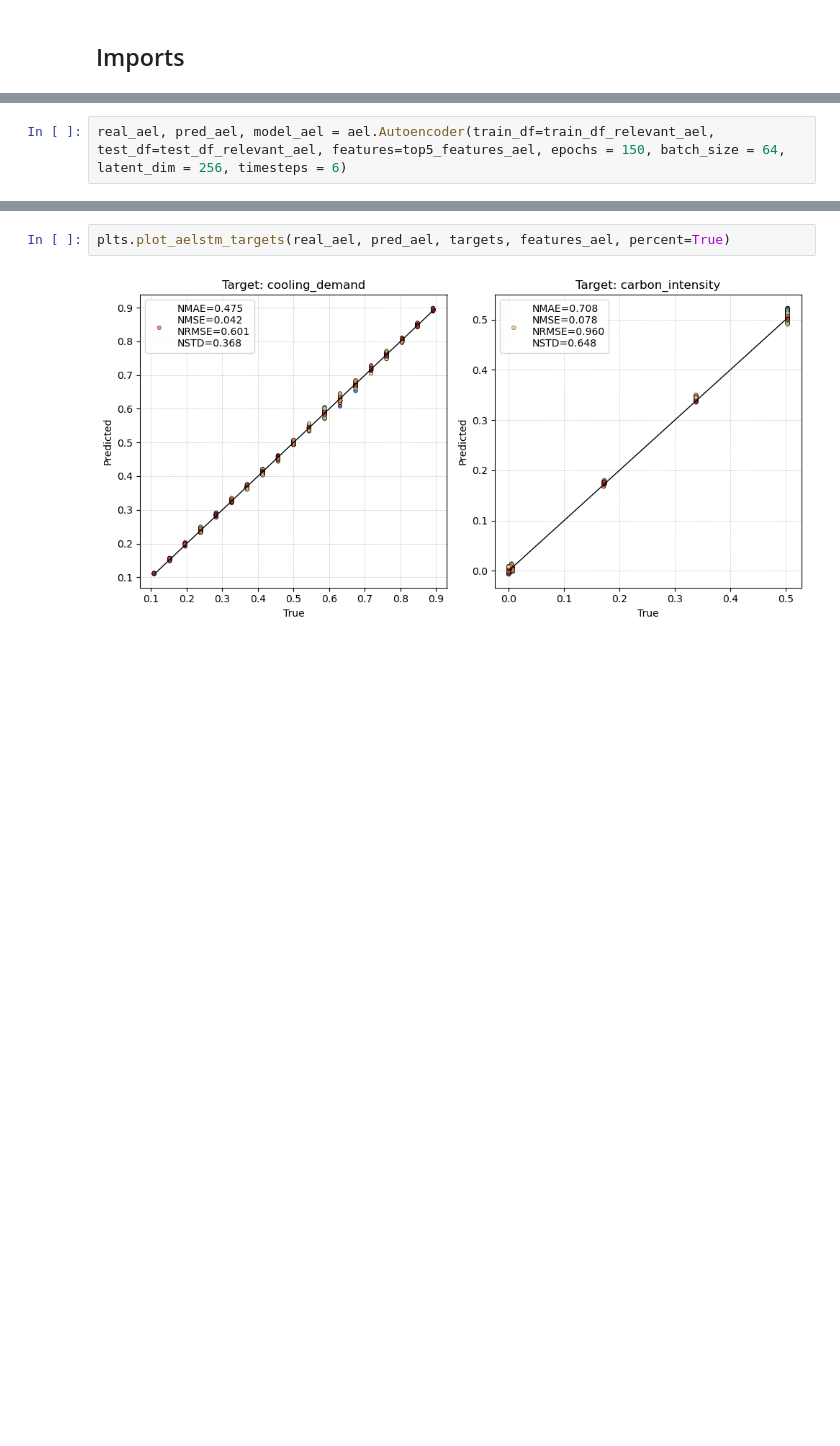
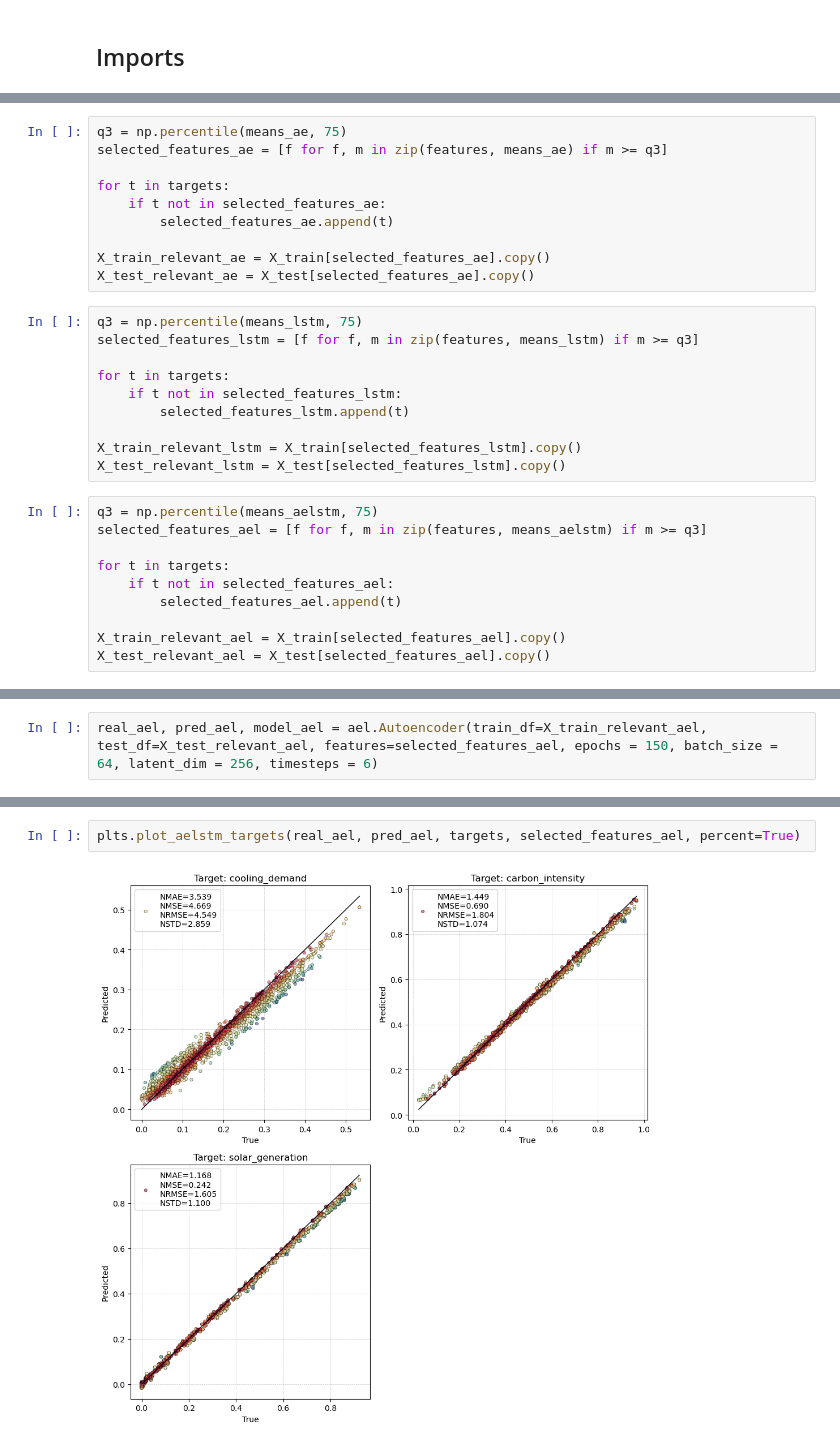
Before and after one commit to federicogiacopuzzi-univr/ProgressiveModeling, a Jupyter notebook: notebooks/explainability.ipynb, the cells around one changed output, grey strips where cells are left out. Drawn from its saved outputs; the diff is of its cells as text; blank space fills up the shorter version.

```diff
--- a/notebooks/explainability.ipynb
+++ b/notebooks/explainability.ipynb
@@ -243 +188,31 @@ test_df_relevant_ael = test_df[features_ael].copy()
+# %%
+q3 = np.percentile(means_ae, 75)
+selected_features_ae = [f for f, m in zip(features, means_ae) if m >= q3]
+
+for t in targets:
+    if t not in selected_features_ae:
+        selected_features_ae.append(t)
+
+X_train_relevant_ae = X_train[selected_features_ae].copy()
+X_test_relevant_ae = X_test[selected_features_ae].copy()
+# %%
+q3 = np.percentile(means_lstm, 75)
+selected_features_lstm = [f for f, m in zip(features, means_lstm) if m >= q3]
+
+for t in targets:
+    if t not in selected_features_lstm:
+        selected_features_lstm.append(t)
+
+X_train_relevant_lstm = X_train[selected_features_lstm].copy()
+X_test_relevant_lstm = X_test[selected_features_lstm].copy()
+# %%
+q3 = np.percentile(means_aelstm, 75)
+selected_features_ael = [f for f, m in zip(features, means_aelstm) if m >= q3]
+
+for t in targets:
+    if t not in selected_features_ael:
+        selected_features_ael.append(t)
+
+X_train_relevant_ael = X_train[selected_features_ael].copy()
+X_test_relevant_ael = X_test[selected_features_ael].copy()
 # %%
@@ -282,4 +257,4 @@ Epoch 150/150
 45/45 [==============================] - 0s 1ms/step
 # %%
-real_ael, pred_ael, model_ael = ael.Autoencoder(train_df=train_df_relevant_ael, test_df=test_df_relevant_ael, features=top5_features_ael, epochs = 150, batch_size = 64, latent_dim = 256, timesteps = 6)
+real_ael, pred_ael, model_ael = ael.Autoencoder(train_df=X_train_relevant_ael, test_df=X_test_relevant_ael, features=selected_features_ael, epochs = 150, batch_size = 64, latent_dim = 256, timesteps = 6)
 # %% [output]
@@ -311,4 +286,4 @@ plts.plot_targets(real_lstm, pred_lstm, targets, features_lstm, percent=True)
 # %%
-plts.plot_aelstm_targets(real_ael, pred_ael, targets, features_ael, percent=True)
+plts.plot_aelstm_targets(real_ael, pred_ael, targets, selected_features_ael, percent=True)
 # %% [output]
-[figure, old version]
+[figure, new version]
```
Also changed, not shown: parts of 38 cells of this notebook, 27 other files.
